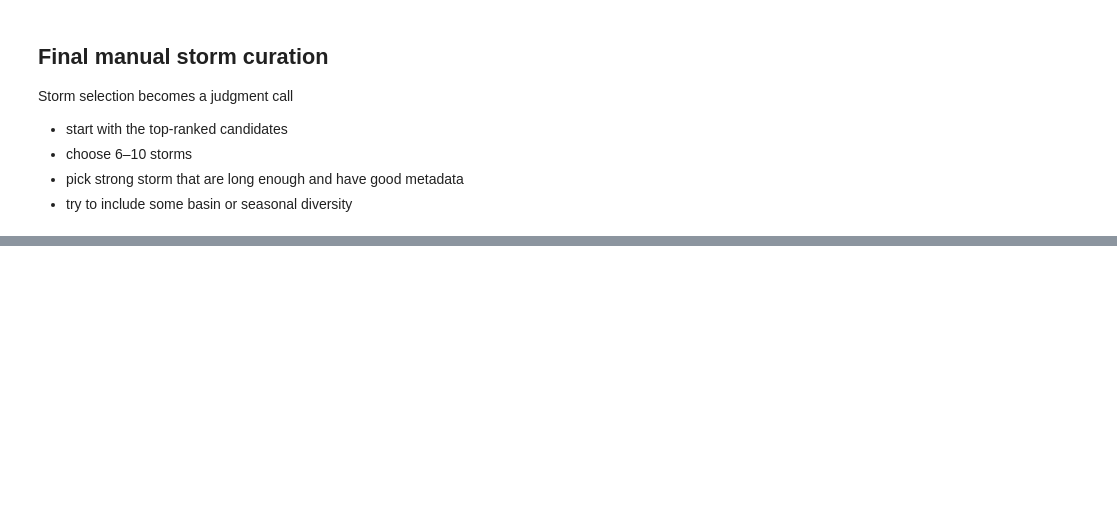
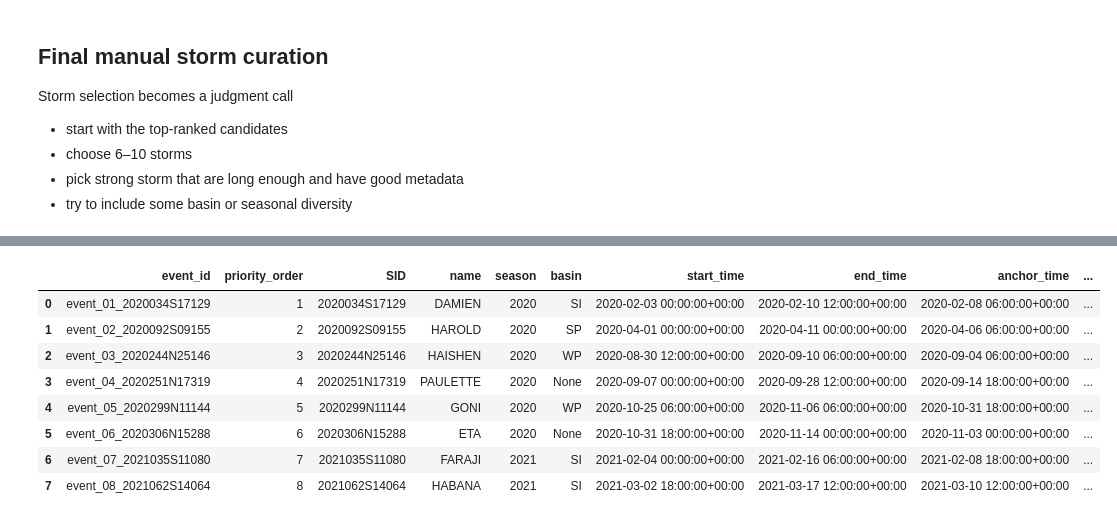
Before and after one commit to clevi2003/SciVis_2026, a Jupyter notebook: notebooks/02_ibtracs_storm_selection.ipynb, the cells around one changed output, grey strips where cells are left out. Saved outputs shown, nothing was run; the diff lists cells and outputs as text; code cells hidden in the pictures; blank space fills up the shorter version.

```diff
--- a/notebooks/02_ibtracs_storm_selection.ipynb
+++ b/notebooks/02_ibtracs_storm_selection.ipynb
@@ -761,0 +811,66 @@ Number of selected SIDs: 0
+# %%
+DEFAULT_BOX_SIZE_DEG = 15
+DEFAULT_PRE_HOURS = 48
+DEFAULT_POST_HOURS = 0
+DEFAULT_PRECURSOR_OFFSETS = "6,12,24,48"
+
+if len(FINAL_SELECTED_SIDS) > 0:
+    event_catalog = selected.copy()
+
+    event_catalog = event_catalog.sort_values("anchor_time").reset_index(drop=True)
+    event_catalog["priority_order"] = np.arange(1, len(event_catalog) + 1)
+    event_catalog["event_id"] = [
+        f"event_{i:02d}_{sid}" for i, sid in enumerate(event_catalog["SID"], start=1)
+    ]
+
+    event_catalog["box_size_deg"] = DEFAULT_BOX_SIZE_DEG
+    event_catalog["pre_hours"] = DEFAULT_PRE_HOURS
+    event_catalog["post_hours"] = DEFAULT_POST_HOURS
+    event_catalog["precursor_offsets_hours"] = DEFAULT_PRECURSOR_OFFSETS
+    event_catalog["selection_reason"] = pd.NA
+    event_catalog["notes"] = pd.NA
+
+    event_catalog_cols = [
+        c for c in [
+            "event_id",
+            "priority_order",
+            "SID",
+            "name",
+            "season",
+            "basin",
+            "start_time",
+            "end_time",
+            "anchor_time",
+            "anchor_type",
+            "duration_hours",
+            "n_points",
+            "max_wind_kt",
+            "min_pres_mb",
+            "min_lat",
+            "max_lat",
+            "min_lon_180",
+            "max_lon_180",
+            "box_size_deg",
+            "pre_hours",
+            "post_hours",
+            "precursor_offsets_hours",
+            "selection_reason",
+            "notes",
+        ] if c in event_catalog.columns
+    ]
+
+    event_catalog = event_catalog[event_catalog_cols].copy()
+    display(event_catalog)
+else:
+    event_catalog = pd.DataFrame()
+    print("Event catalog not created yet because FINAL_SELECTED_SIDS is empty.")
+# %% [output]
+|  | event_id | priority_order | SID | name | season | basin | start_time | end_time | anchor_time | ... |
+| 0 | event_01_2020034S17129 | 1 | 2020034S17129 | DAMIEN | 2020 | SI | 2020-02-03 00:00:00+00:00 | 2020-02-10 12:00:00+00:00 | 2020-02-08 06:00:00+00:00 | ... |
+| 1 | event_02_2020092S09155 | 2 | 2020092S09155 | HAROLD | 2020 | SP | 2020-04-01 00:00:00+00:00 | 2020-04-11 00:00:00+00:00 | 2020-04-06 06:00:00+00:00 | ... |
+| 2 | event_03_2020244N25146 | 3 | 2020244N25146 | HAISHEN | 2020 | WP | 2020-08-30 12:00:00+00:00 | 2020-09-10 06:00:00+00:00 | 2020-09-04 06:00:00+00:00 | ... |
+| 3 | event_04_2020251N17319 | 4 | 2020251N17319 | PAULETTE | 2020 | None | 2020-09-07 00:00:00+00:00 | 2020-09-28 12:00:00+00:00 | 2020-09-14 18:00:00+00:00 | ... |
+| 4 | event_05_2020299N11144 | 5 | 2020299N11144 | GONI | 2020 | WP | 2020-10-25 06:00:00+00:00 | 2020-11-06 06:00:00+00:00 | 2020-10-31 18:00:00+00:00 | ... |
+| 5 | event_06_2020306N15288 | 6 | 2020306N15288 | ETA | 2020 | None | 2020-10-31 18:00:00+00:00 | 2020-11-14 00:00:00+00:00 | 2020-11-03 00:00:00+00:00 | ... |
+| 6 | event_07_2021035S11080 | 7 | 2021035S11080 | FARAJI | 2021 | SI | 2021-02-04 00:00:00+00:00 | 2021-02-16 06:00:00+00:00 | 2021-02-08 18:00:00+00:00 | ... |
+| 7 | event_08_2021062S14064 | 8 | 2021062S14064 | HABANA | 2021 | SI | 2021-03-02 18:00:00+00:00 | 2021-03-17 12:00:00+00:00 | 2021-03-10 12:00:00+00:00 | ... |
```
Also changed, not shown: parts of 6 cells of this notebook.
